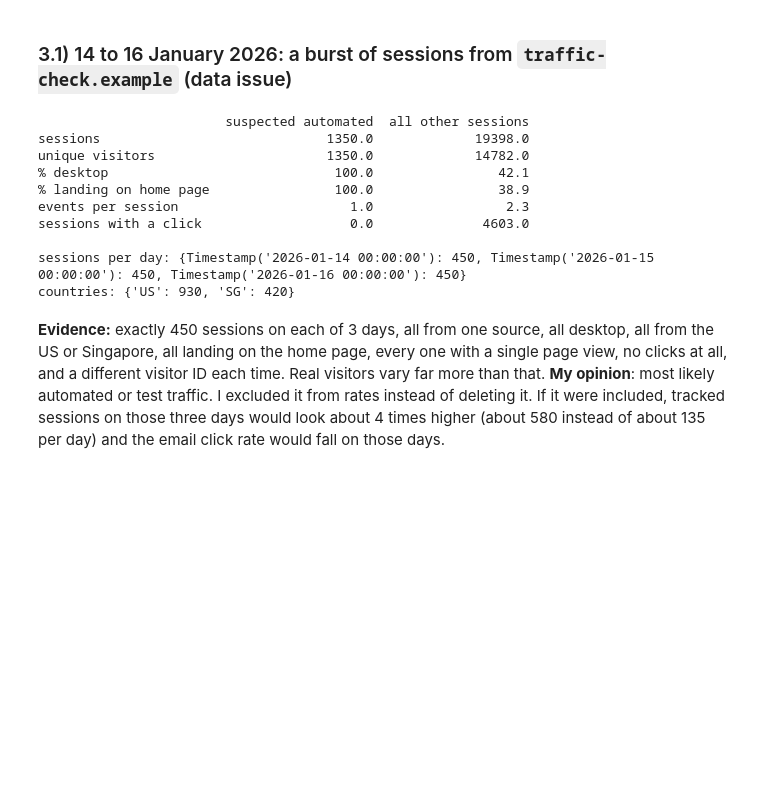
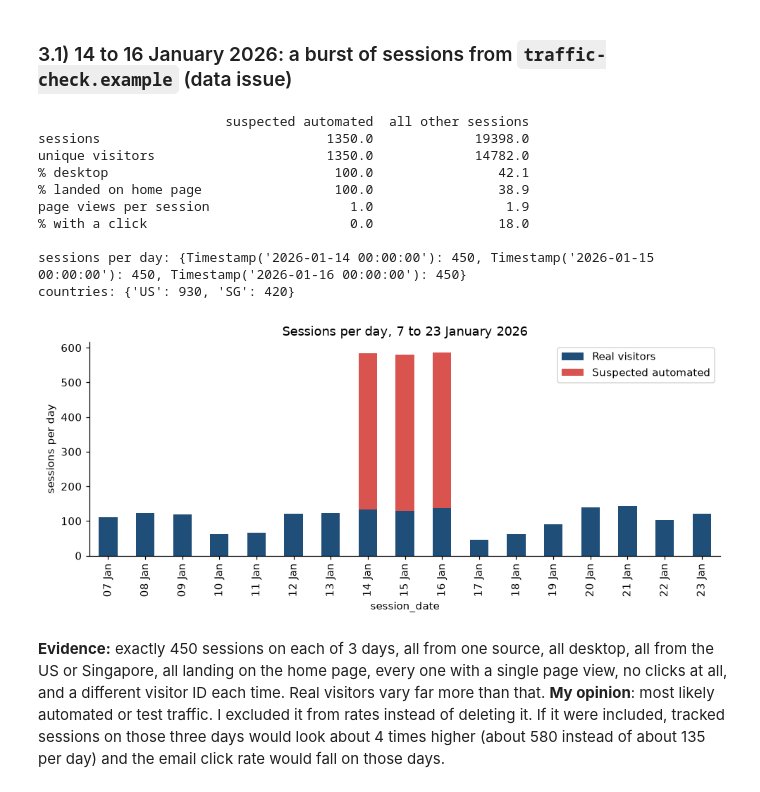
Before and after one commit to YehorPi/Data-Analytics-Challenge, a Jupyter notebook: notebooks/Data_Analysis.ipynb, the cells around one changed output. Saved outputs shown, nothing was run; the diff lists cells and outputs as text; code cells hidden in the pictures; blank space fills up the shorter version.

```diff
--- a/notebooks/Data_Analysis.ipynb
+++ b/notebooks/Data_Analysis.ipynb
@@ -251,34 +251,43 @@ For each one I decided to list the evidence that points to **real behaviour** or
 ### 3.1) 14 to 16 January 2026: a burst of sessions from `traffic-check.example` (data issue)
 # %%
 bot = sessions[sessions["is_suspected_automated"]]
-bot_events = events[events["session_id"].isin(bot["session_id"])]
 rest = sessions[~sessions["is_suspected_automated"]]
-evidence = pd.DataFrame({
-    "suspected automated": {"sessions": len(bot), "unique visitors": bot["visitor_id"].nunique(),
-        "% desktop": (bot["device_category"] == "desktop").mean() * 100,
-        "% landing on home page": (bot["landing_page_path"] == "/").mean() * 100,
-        "events per session": len(bot_events) / len(bot),
-        "sessions with a click": bot["has_apply_click"].sum() + bot["has_email_click"].sum()},
-    "all other sessions": {"sessions": len(rest), "unique visitors": rest["visitor_id"].nunique(),
-        "% desktop": (rest["device_category"] == "desktop").mean() * 100,
-        "% landing on home page": (rest["landing_page_path"] == "/").mean() * 100,
-        "events per session": len(events[events["session_id"].isin(rest["session_id"])]) / len(rest),
-        "sessions with a click": rest["has_apply_click"].sum() + rest["has_email_click"].sum()},
-})
-print(evidence.round(1).to_string())
+
+# Compare the suspicious sessions with all other sessions
+def facts(df):
+    return pd.Series({
+        "sessions": len(df),
+        "unique visitors": df["visitor_id"].nunique(),
+        "% desktop": (df["device_category"] == "desktop").mean() * 100,
+        "% landed on home page": (df["landing_page_path"] == "/").mean() * 100,
+        "page views per session": df["page_views"].mean(),
+        "% with a click": (df["has_apply_click"] | df["has_email_click"]).mean() * 100,
+    })
+
+print(pd.DataFrame({"suspected automated": facts(bot), "all other sessions": facts(rest)}).round(1))
 print("\nsessions per day:", bot.groupby("session_date").size().to_dict())
 print("countries:", bot["country_code"].value_counts().to_dict())
+
+# Chart: sessions per day around the spike
+window = sessions[(sessions["session_date"] >= "2026-01-07") & (sessions["session_date"] <= "2026-01-23")]
+per_day = window.groupby(["session_date", "is_suspected_automated"]).size().unstack(fill_value=0)
+per_day.columns = ["Real visitors", "Suspected automated"]
+per_day.index = per_day.index.strftime("%d %b")
+per_day.plot(kind="bar", stacked=True, color=["#1f4e79", "#d9534f"], figsize=(9, 4))
+plt.ylabel("sessions per day"); plt.title("Sessions per day, 7 to 23 January 2026")
+plt.tight_layout(); plt.savefig("../reports/figures/q3_automated_traffic.png", dpi=150); plt.show()
 # %% [output]
                         suspected automated  all other sessions
 sessions                             1350.0             19398.0
 unique visitors                      1350.0             14782.0
 % desktop                             100.0                42.1
-% landing on home page                100.0                38.9
-events per session                      1.0                 2.3
-sessions with a click                   0.0              4603.0
+% landed on home page                 100.0                38.9
+page views per session                  1.0                 1.9
+% with a click                          0.0                18.0
 
 sessions per day: {Timestamp('2026-01-14 00:00:00'): 450, Timestamp('2026-01-15 00:00:00'): 450, Timestamp('2026-01-16 00:00:00'): 450}
 countries: {'US': 930, 'SG': 420}
+[figure, added]
 # %% [markdown]
 **Evidence:** exactly 450 sessions on each of 3 days, all from one source, all desktop, all from the US or Singapore, all landing on the home page, every one with a single page view, no clicks at all, and a different visitor ID each time. Real visitors vary far more than that. **My opinion**: most likely automated or test traffic. I excluded it from rates instead of deleting it. If it were included, tracked sessions on those three days would look about 4 times higher (about 580 instead of about 135 per day) and the email click rate would fall on those days.
 # %% [markdown]
```
Also changed, not shown: 3 other files.
